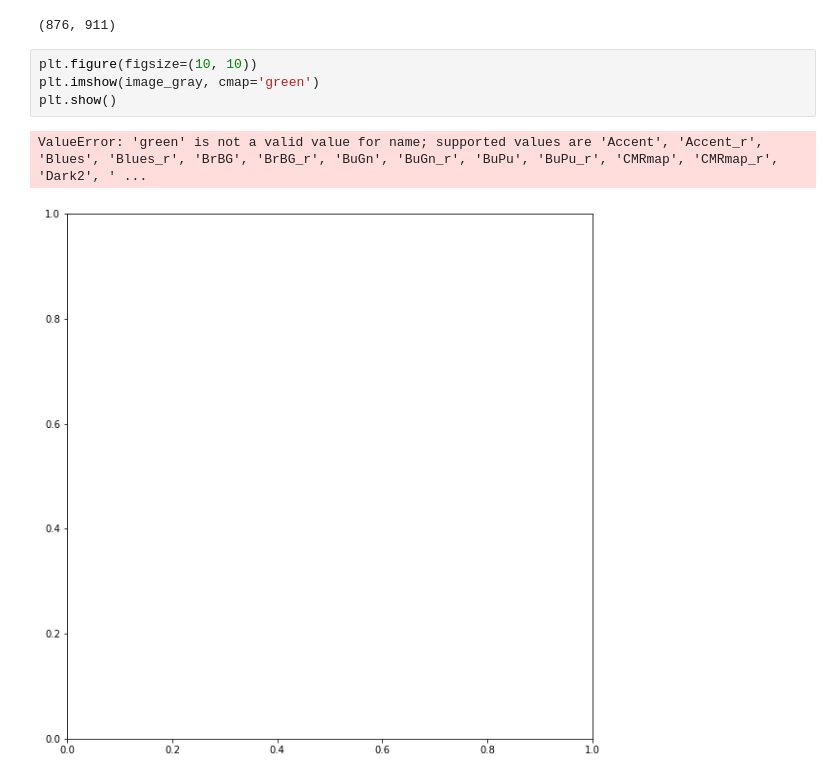
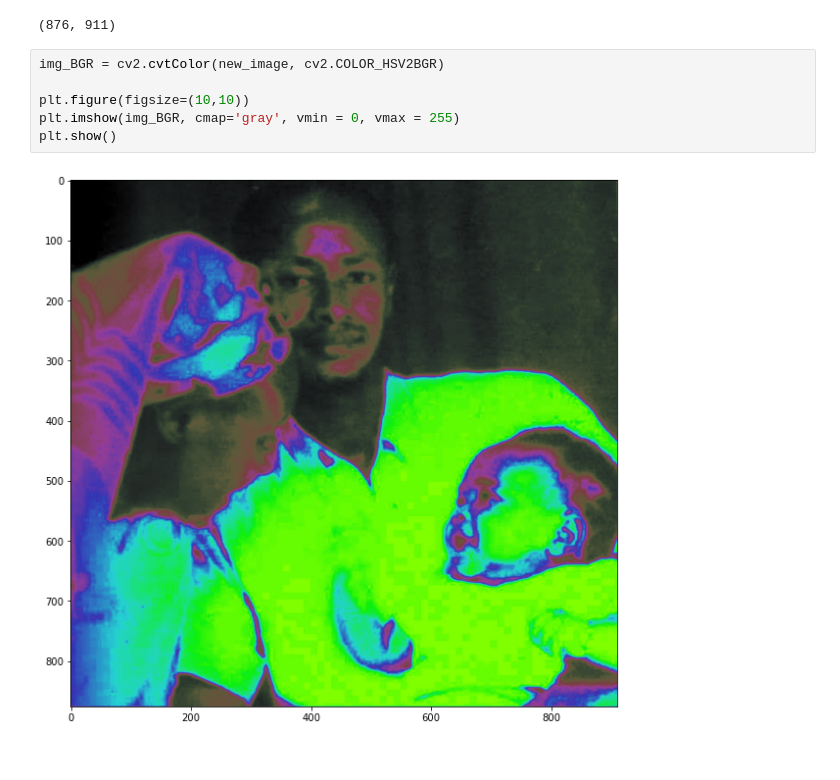
Before and after one commit to mzkfrancis/UTAMU, a Jupyter notebook: Advance Programing Final Exam.ipynb, the cells around one changed output. Saved outputs shown, nothing was run; the diff lists cells and outputs as text.

```diff
--- a/Advance Programing Final Exam.ipynb
+++ b/Advance Programing Final Exam.ipynb
@@ -282,9 +290,10 @@ image_gray.shape
 # %% [output]
 (876, 911)
 # %%
-plt.figure(figsize=(10, 10))
-plt.imshow(image_gray, cmap='green')
+img_BGR = cv2.cvtColor(new_image, cv2.COLOR_HSV2BGR)
+
+plt.figure(figsize=(10,10))
+plt.imshow(img_BGR, cmap='gray', vmin = 0, vmax = 255)
 plt.show()
 # %% [output]
-ValueError: 'green' is not a valid value for name; supported values are 'Accent', 'Accent_r', 'Blues', 'Blues_r', 'BrBG', 'BrBG_r', 'BuGn', 'BuGn_r', 'BuPu', 'BuPu_r', 'CMRmap', 'CMRmap_r', 'Dark2', ' ...
-[figure, old version]
+[figure, new version]
```
Also changed, not shown: parts of 7 cells of this notebook.
